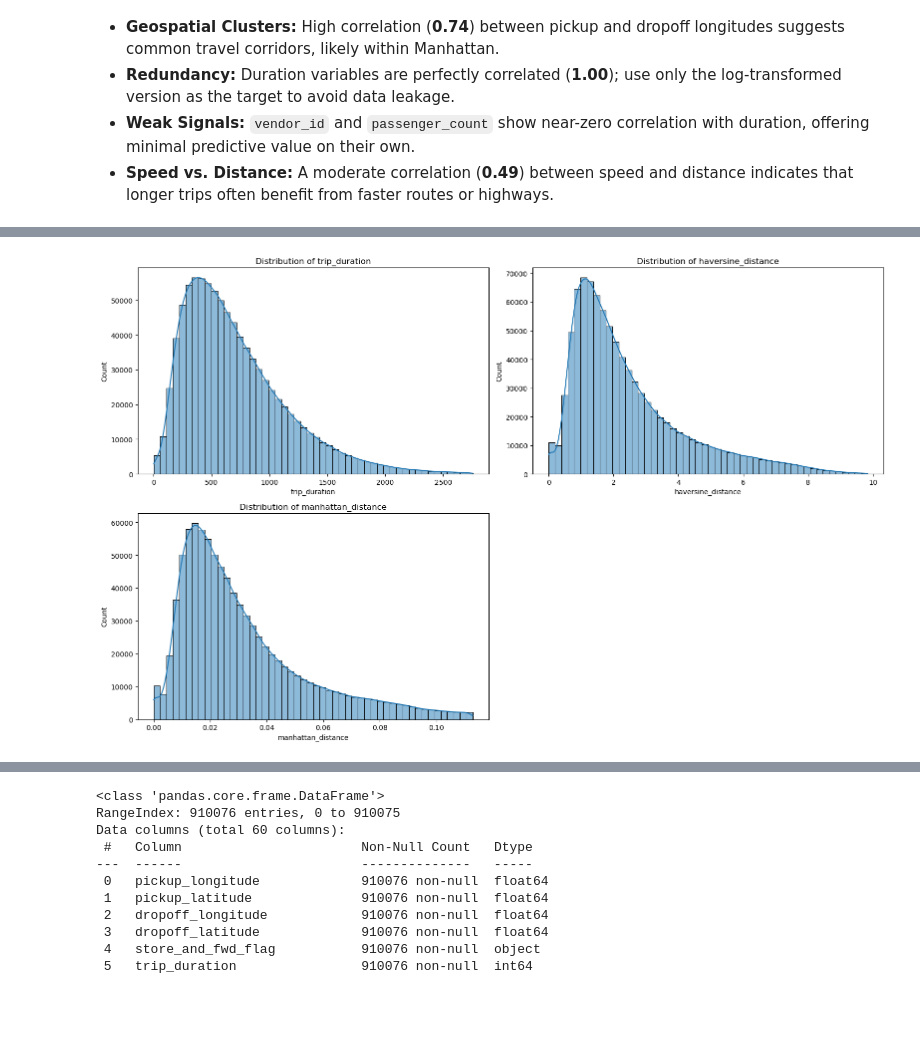
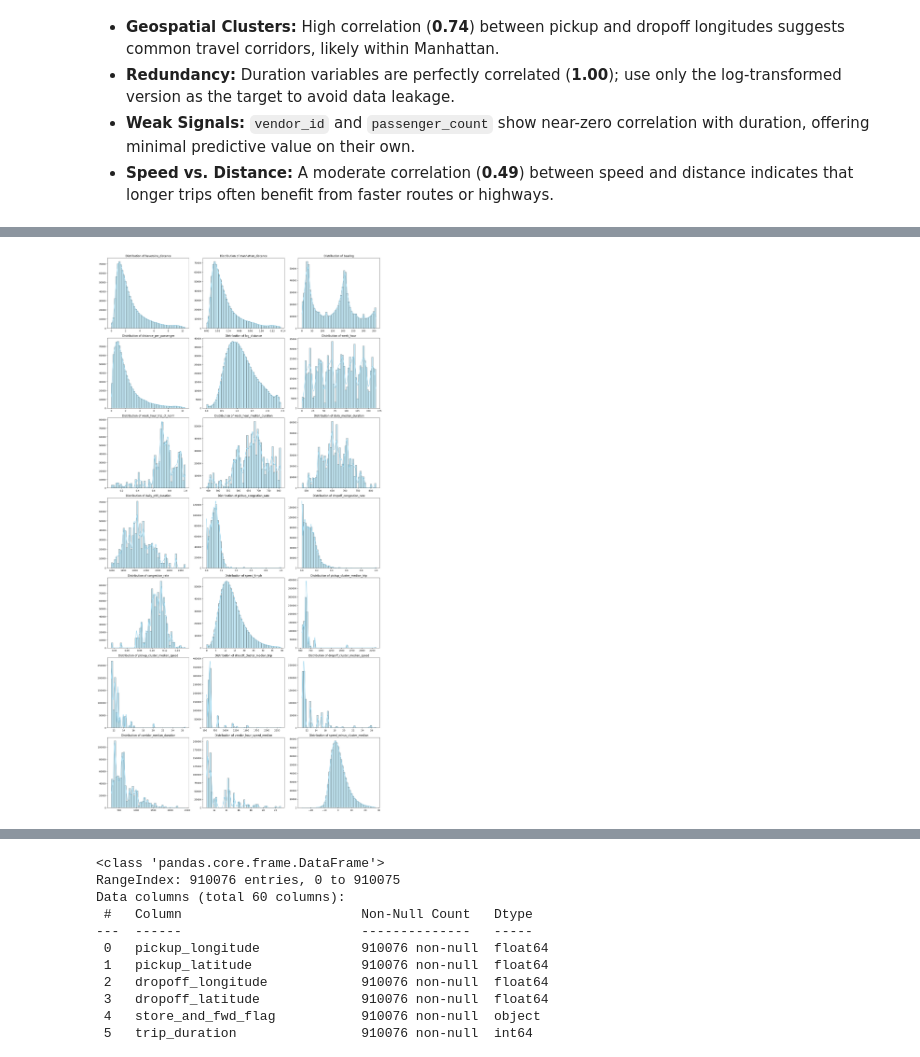
Before and after one commit to Mhammedhelal/nyc-taxi-trip-duration, a Jupyter notebook: notebooks/EDA.ipynb, the cells around one changed output, grey strips where cells are left out. Drawn from its saved outputs; the diff is of its cells as text; code cells hidden in the pictures; blank space fills up the shorter version.

```diff
--- a/notebooks/EDA.ipynb
+++ b/notebooks/EDA.ipynb
@@ -746,10 +1277,0 @@ def apply_feature_engineering(data, train_stats=None, factor=2.5):
-# %%
-df_processed = pd.read_csv('../data/train.csv')
-df_processed, train_stats = apply_feature_engineering(df)
-
-df_processed.head()
-print(df_processed.shape)
-print(df_processed.info())
-df_processed.describe()
-
-print(df_processed.columns.tolist())
@@ -774,9 +1277,0 @@ None
-# %%
-df_processed = pd.read_csv('../data/processed/train_processed.csv')
-
-df_processed.head()
-print(df_processed.shape)
-print(df_processed.info())
-df_processed.describe()
-
-print(df_processed.columns.tolist())
@@ -801,12 +1278,23 @@ None
+# %%
+feature_lists = get_feature_lists()
 # %%
-num_cols = ['trip_duration', 'haversine_distance', 'manhattan_distance']
+import math
 
-plt.figure(figsize=(16,10))
+num_cols = feature_lists['numeric']
+n_features = len(num_cols)
+cols_per_row = 3  # Increased for better use of space
+rows = math.ceil(n_features / cols_per_row)
+
+plt.figure(figsize=(18, 5 * rows))
 for i, col in enumerate(num_cols, 1):
-    plt.subplot(2, 2, i)
-    sns.histplot(df_processed[col], bins=50, kde=True)
-    plt.title(f'Distribution of {col}')
+    plt.subplot(rows, cols_per_row, i)
+    # Using a smaller sample if the dataset is massive to speed up KDE calculation
+    sns.histplot(df_processed[col], bins=50, kde=True, color='skyblue')
+    plt.title(f'Distribution of {col}', fontsize=12)
+    plt.xlabel('')
+    plt.ylabel('')
+
 plt.tight_layout()
 plt.show()
 # %% [output]
-[figure, old version]
+[figure, new version]
```
Also changed, not shown: parts of 9 cells of this notebook, 5 other files.
